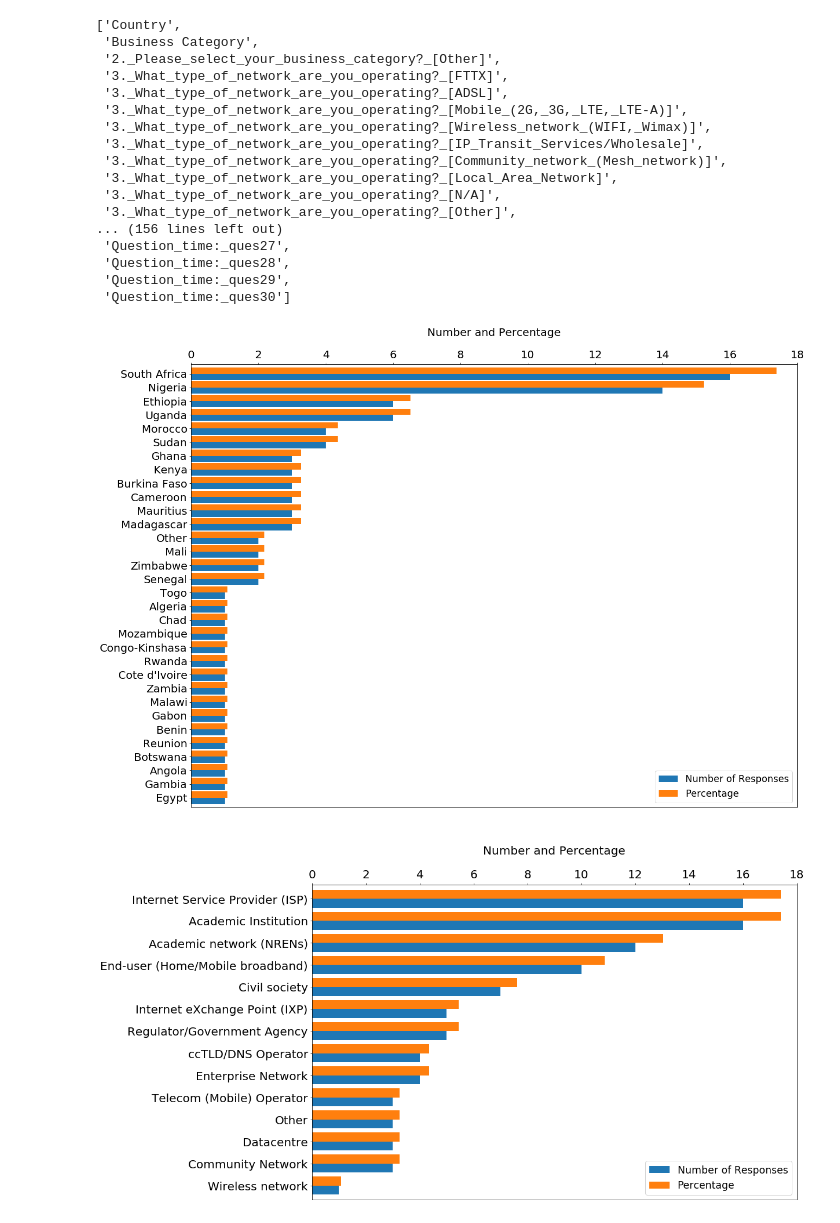
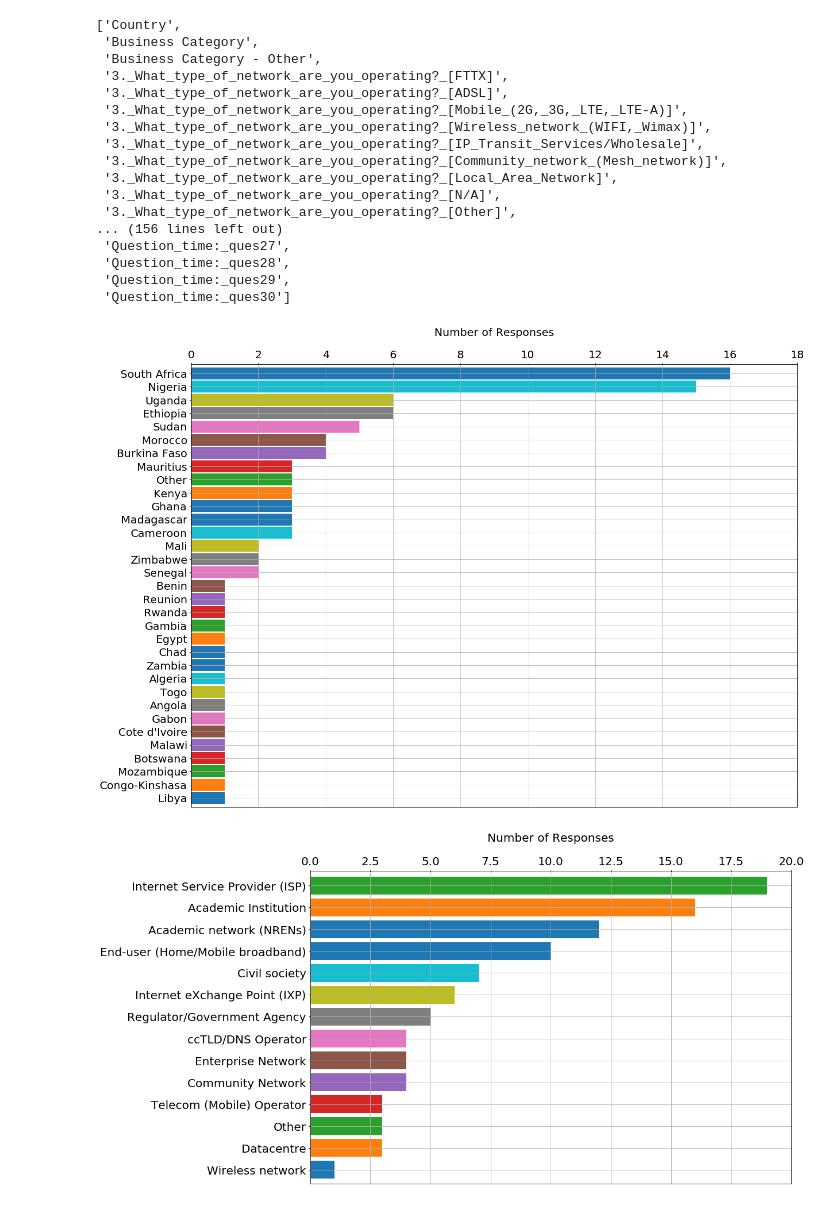
Before and after one commit to AFRINIC-Labs/Africa_Internet_Measurement_Survey, a Jupyter notebook: Internet Africa Awareness Survey.ipynb, the cells around one changed output. Drawn from its saved outputs; the diff is of its cells as text; code cells hidden in the pictures.

```diff
--- a/Internet Africa Awareness Survey.ipynb
+++ b/Internet Africa Awareness Survey.ipynb
@@ -3,14 +3,14 @@ import pandas as pd
 import numpy as np
 import matplotlib.pyplot as plt
 # %%
-df = pd.read_csv('results-survey080319.csv')
+df = pd.read_csv('results-survey634362.csv')
 #range1 = range(0,6)
 df = df.drop(df.columns[[range(0,6)]], axis=1)
-df.rename(columns={'1._Please_select_your_country:': 'Country'\
-                       ,'2._Please_select_your_business_category?': 'Business Category', \
-                       '4._Have_you_ever_run_any_internet_measurement_campaign_-_either_as_a_business_owner_or_a_home_broadband/mobile_device_user?'\
-                       : 'Campaign Run'}, inplace=True)
-types_of_network = ['Country',
+
+df.rename(columns={df.columns[0]: 'Country', df.columns[1]: 'Business Category', df.columns\
+                   [2]: 'Business Category - Other', df.columns[12]: 'Campaign Run'}, inplace=True)
+
+types_of_network = ['Country', 'Business Category - Other',
                     'Campaign Run',
                     '5._Please_provide_more_information.',
                     '3._What_type_of_network_are_you_operating?_[FTTX]',
@@ -21,7 +21,8 @@ types_of_network = ['Country',
  '3._What_type_of_network_are_you_operating?_[Community_network_(Mesh_network)]',
  '3._What_type_of_network_are_you_operating?_[Local_Area_Network]',
  '3._What_type_of_network_are_you_operating?_[N/A]',
- '3._What_type_of_network_are_you_operating?_[Other]',]
+ '3._What_type_of_network_are_you_operating?_[Other]']
 #df[df['Country'].isnull()]
 df['Country'].replace(np.nan, "Other", inplace=True)
-df
+
+#df
@@ -49,7 +31,7 @@ df.columns.tolist()
 # %% [output]
 ['Country',
  'Business Category',
- '2._Please_select_your_business_category?_[Other]',
+ 'Business Category - Other',
  '3._What_type_of_network_are_you_operating?_[FTTX]',
  '3._What_type_of_network_are_you_operating?_[ADSL]',
  '3._What_type_of_network_are_you_operating?_[Mobile_(2G,_3G,_LTE,_LTE-A)]',
@@ -71,41 +53,41 @@ def country_responses():
     col2 = df['Country'].value_counts(dropna=False, normalize=True)*100
     final = pd.concat([col1, col2], axis=1)
     final.columns = ['Number of Responses', 'Percentage']
-    final = final.iloc[::-1] #Reversing the index to have the higher values on top of the bar chart
-    ax = final.plot(kind='barh', figsize=(20,15), width=.9)
+    col1 = col1.iloc[::-1] #Reversing the index to have the higher values on top of the bar chart
+    ax = col1.plot(kind='barh', figsize=(20,15), width=.9, grid=True)
     ax.set_xlim(0,18,2)
     ax.xaxis.tick_top()
     ax.xaxis.set_label_position('top')
     plt.xticks(fontsize=20)
-    plt.xlabel("Number and Percentage\n", fontsize=20)
+    plt.xlabel("Number of Responses\n", fontsize=20)
     plt.yticks(fontsize=20)
-    plt.legend(fontsize="xx-large")
+    #plt.legend(fontsize="xx-large")
     plt.show()
     return
 country_responses()
 # %% [output]
-[figure, old version]
+[figure, new version]
 # %%
 #Number of Responses by Business Category
 def business_responses():
     col1 = df['Business Category'].value_counts(dropna=False)
     col2 = df['Business Category'].value_counts(dropna=False, normalize=True)*100
     final = pd.concat([col1, col2], axis=1)
-    final = final.iloc[::-1]
+    col1 = col1.iloc[::-1]
     final.columns = ['Number of Responses', 'Percentage']
-    ax = final.plot(kind='barh', figsize=(15,10), legend=True, width=.8)
-    ax.set_xlim(0,18,2)
+    ax = col1.plot(kind='barh', figsize=(15,10), width=.8, grid=True)
+    ax.set_xlim(0,20,2)
     ax.xaxis.tick_top()
     ax.xaxis.set_label_position('top')
     plt.xticks(fontsize=20)
-    plt.xlabel("\nNumber and Percentage\n", fontsize=20)
+    plt.xlabel("Number of Responses\n", fontsize=20)
     plt.yticks(fontsize=20)
-    plt.legend(fontsize="xx-large")
+    #plt.legend(fontsize="xx-large")
     plt.show()
     return
 business_responses()
 # %% [output]
-[figure, old version]
+[figure, new version]
 # %%
 #Whether a business category has run measurements or not
 def measurement_campaign():
```
Also changed, not shown: parts of 7 cells of this notebook.
